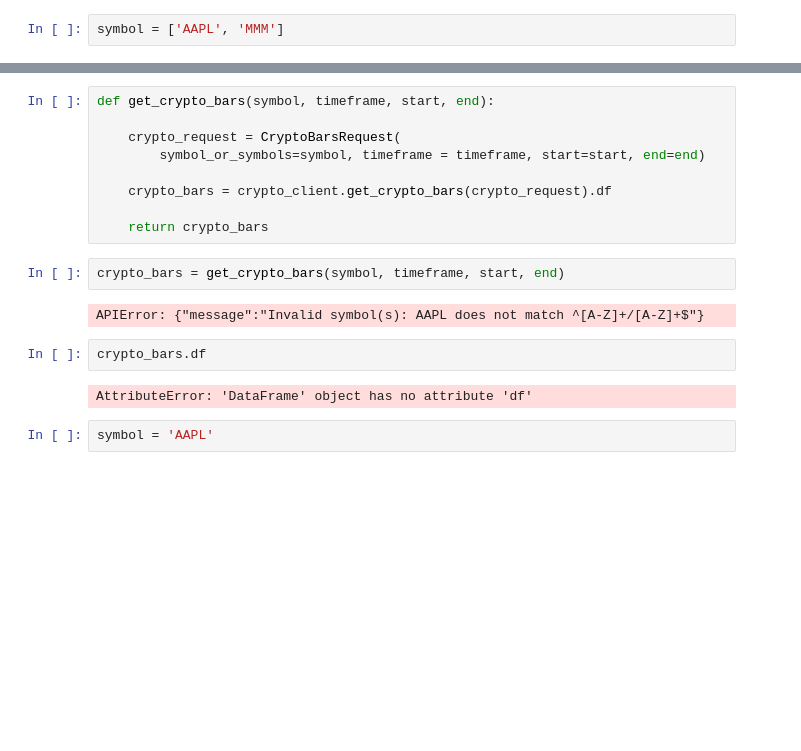
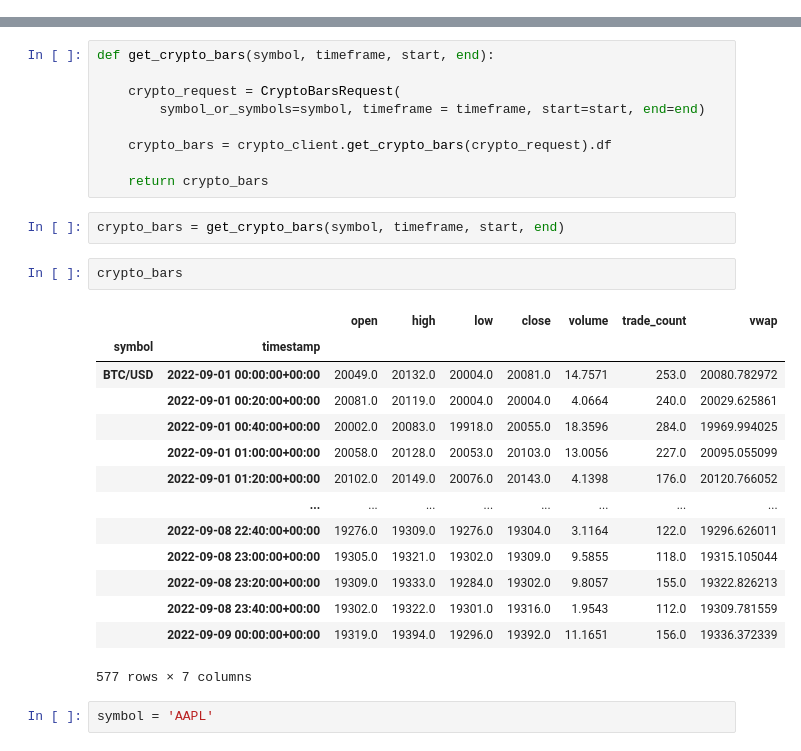
Before and after one commit to RezaSoleymanifar/neural, a Jupyter notebook: notebooks/api.ipynb, the cells around one changed output, grey strips where cells are left out. Saved outputs shown, nothing was run; the diff lists cells and outputs as text; blank space fills up the shorter version.

```diff
--- a/notebooks/api.ipynb
+++ b/notebooks/api.ipynb
@@ -41,8 +41,6 @@ end = parse_date(end)
 timeframe = parse_timeframe(timeframe)
 # %%
 symbol = ['BTC/USD']
-# %%
-symbol = ['AAPL', 'MMM']
 # %%
 def parse_timeframe(time_frame: str):
 
@@ -92,12 +90,23 @@ def get_crypto_bars(symbol, timeframe, start, end):
     return crypto_bars
 # %%
 crypto_bars = get_crypto_bars(symbol, timeframe, start, end)
-# %% [output]
-APIError: {"message":"Invalid symbol(s): AAPL does not match ^[A-Z]+/[A-Z]+$"}
 # %%
-crypto_bars.df
+crypto_bars
 # %% [output]
+|  |  | open | high | low | close | volume | trade_count | vwap |
+| symbol | timestamp |  |  |  |  |  |  |  |
+| BTC/USD | 2022-09-01 00:00:00+00:00 | 20049.0 | 20132.0 | 20004.0 | 20081.0 | 14.7571 | 253.0 | 20080.782972 |
+|  | 2022-09-01 00:20:00+00:00 | 20081.0 | 20119.0 | 20004.0 | 20004.0 | 4.0664 | 240.0 | 20029.625861 |
+|  | 2022-09-01 00:40:00+00:00 | 20002.0 | 20083.0 | 19918.0 | 20055.0 | 18.3596 | 284.0 | 19969.994025 |
+|  | 2022-09-01 01:00:00+00:00 | 20058.0 | 20128.0 | 20053.0 | 20103.0 | 13.0056 | 227.0 | 20095.055099 |
+|  | 2022-09-01 01:20:00+00:00 | 20102.0 | 20149.0 | 20076.0 | 20143.0 | 4.1398 | 176.0 | 20120.766052 |
+|  | ... | ... | ... | ... | ... | ... | ... | ... |
+|  | 2022-09-08 22:40:00+00:00 | 19276.0 | 19309.0 | 19276.0 | 19304.0 | 3.1164 | 122.0 | 19296.626011 |
+|  | 2022-09-08 23:00:00+00:00 | 19305.0 | 19321.0 | 19302.0 | 19309.0 | 9.5855 | 118.0 | 19315.105044 |
+|  | 2022-09-08 23:20:00+00:00 | 19309.0 | 19333.0 | 19284.0 | 19302.0 | 9.8057 | 155.0 | 19322.826213 |
+|  | 2022-09-08 23:40:00+00:00 | 19302.0 | 19322.0 | 19301.0 | 19316.0 | 1.9543 | 112.0 | 19309.781559 |
+|  | 2022-09-09 00:00:00+00:00 | 19319.0 | 19394.0 | 19296.0 | 19392.0 | 11.1651 | 156.0 | 19336.372339 |
-AttributeError: 'DataFrame' object has no attribute 'df'
+577 rows × 7 columns
 # %%
 symbol = 'AAPL'
 # %%
```
Also changed, not shown: parts of 14 cells of this notebook, 6 other files.
